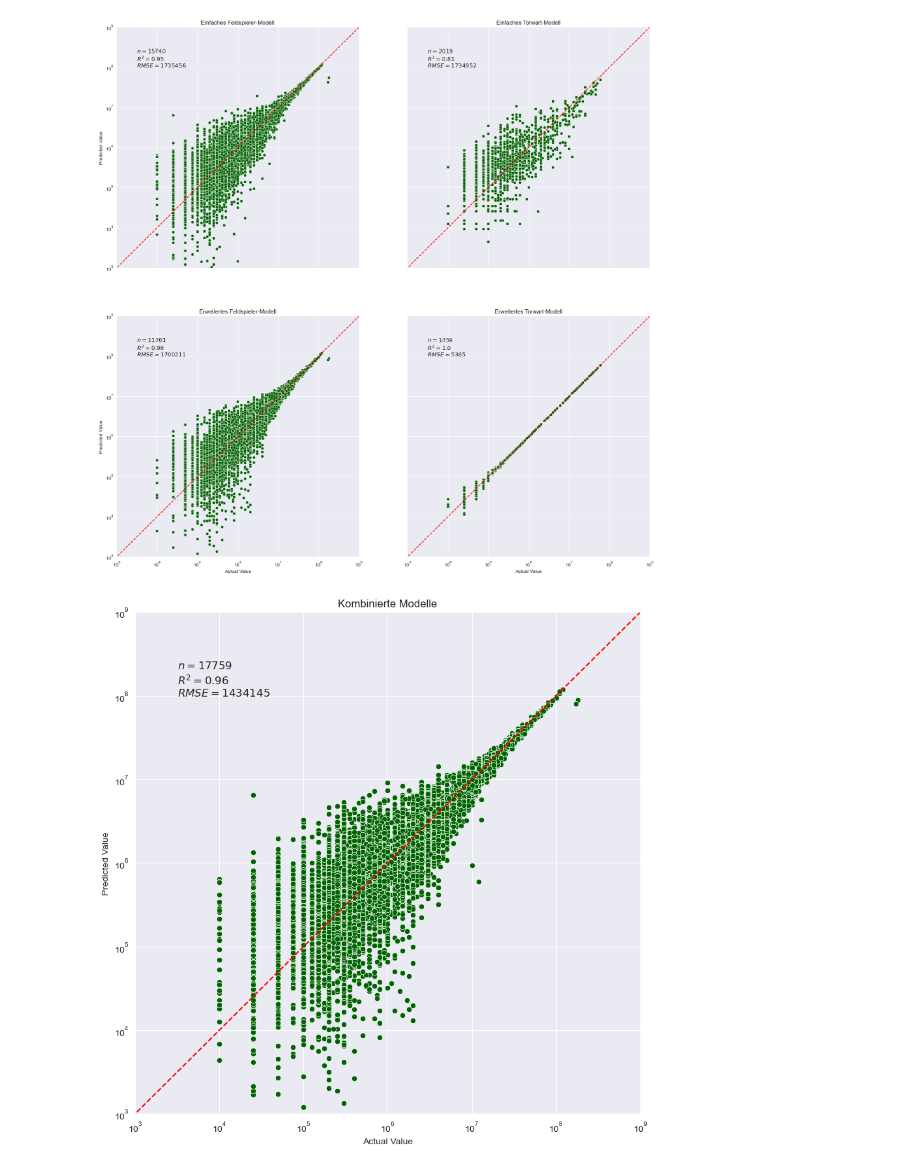
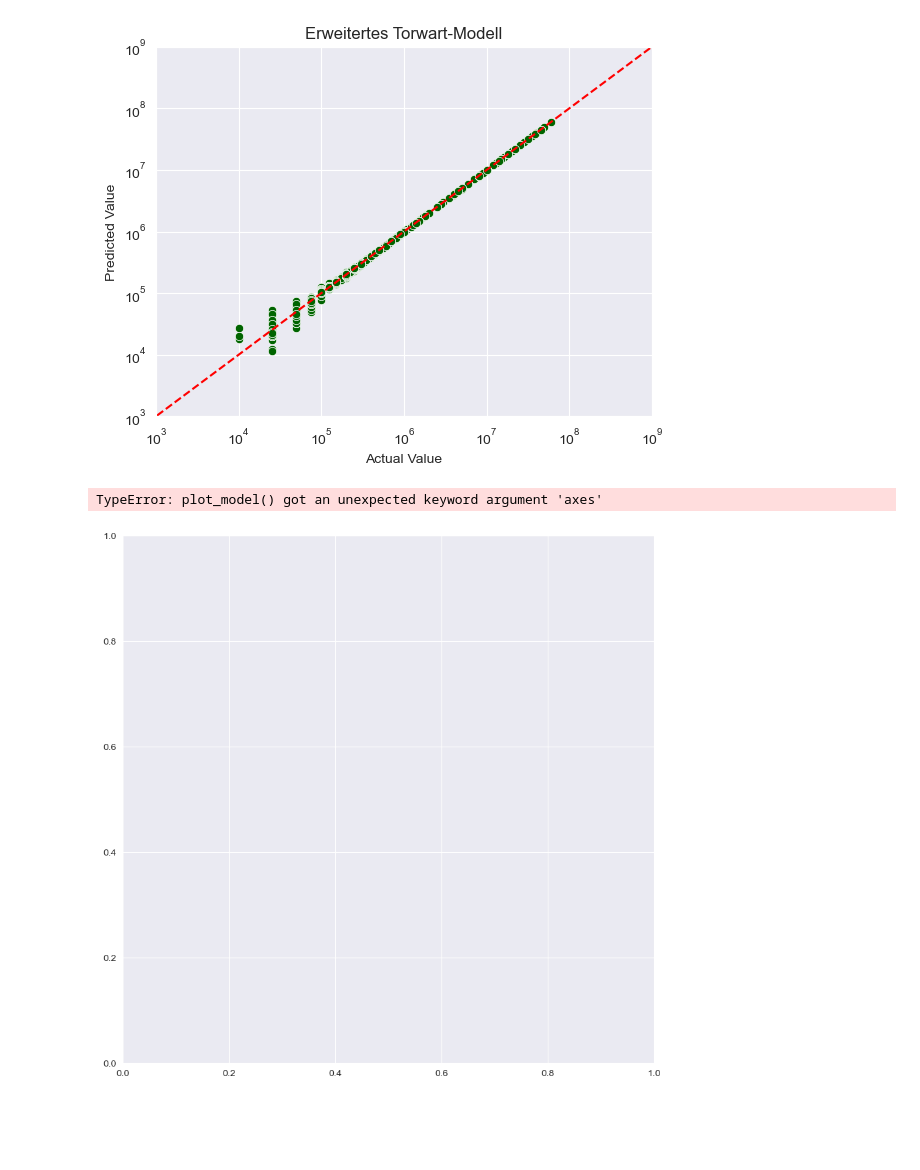
Before and after one commit to onzolof/FootballPredictions, a Jupyter notebook: analysis/performance_plots.ipynb, the cells around one changed output. Cells and saved outputs as stored; diff of their text form; code cells hidden in the pictures; blank space fills up the shorter version.

```diff
--- a/analysis/performance_plots.ipynb
+++ b/analysis/performance_plots.ipynb
@@ -26,37 +26,37 @@ dtypes: float64(46), int64(5), object(13)
 memory usage: 8.7+ MB
 None
 # %%
-fig, ((ax1, ax2), (ax3, ax4)) = plt.subplots(nrows=2,ncols=2, figsize=(20, 20), sharex=True, sharey=True)  # create subplots
+# fig, ((ax1, ax2), (ax3, ax4)) = plt.subplots(nrows=2,ncols=2, figsize=(20, 20), sharex=True, sharey=True)  # create subplots
+sns.set_style("darkgrid")
 
-
-def plot_model(df, column, model_name, axes):
+def plot_model(df, column, model_name):
     chart_data = df[df[column].notna()]  # filter data for the selected model
     n, r2, rmse = calculate_measures(chart_data, column)  # calculate the measures
     chart_data = chart_data[['Value', column]]
     chart_data.columns = ['Actual Value', 'Predicted Value']
-    sns.scatterplot(chart_data, x='Actual Value', y='Predicted Value', ax=axes, color='darkgreen').set(xlim=(10**3, 10**9), ylim=(10**3, 10**9), title=model_name)  # plot the scatterplot
+    sns.scatterplot(chart_data, x='Actual Value', y='Predicted Value', color='darkgreen').set(xlim=(10**3, 10**9), ylim=(10**3, 10**9), title=model_name)  # plot the scatterplot
     plt.xscale('log')  # scale the x axis
     plt.yscale('log')  # scale the y axis
     text = rf"$n={n}$" + '\n' + rf"$R^2={r2}$" + '\n' + rf"$RMSE={rmse}$" # format the text with the measures to display
-    axes.text(10**3.5, 10**8, text, fontsize=12)  # place the text on the plot
-    axes.plot(np.arange(0, 10**9, 1000000), np.arange(0, 10**9, 1000000), '--r')  # display the 45 degrees line as a benchmark for perfect predictions
+    # plt.text(10**3.5, 10**8, text, fontsize=12)  # place the text on the plot
+    plt.plot(np.arange(0, 10**9, 1000000), np.arange(0, 10**9, 1000000), '--r')  # display the 45 degrees line as a benchmark for perfect predictions
 
 # calcualte the measures in the following function
 def calculate_measures(df, column):
     n = len(df.index)
     r2 = round(r2_score(df['Value'], df[column]), 2)
     rmse = int(round(mean_squared_error(df['Value'], df[column], squared=False), 0))
     return n, r2, rmse
 
 
-plot_model(df, column='PredictedValueSimpleModelFs', model_name='Einfaches Feldspieler-Modell', axes=ax1) # plot the simple model fs in the first axes
-plot_model(df, column='PredictedValueSimpleModelTw', model_name='Einfaches Torwart-Modell', axes=ax2)  # plot the simple model tw in the second axes
-plot_model(df, column='PredictedValueExtensiveModelFs', model_name='Erweitertes Feldspieler-Modell', axes=ax3) # plot the extensive model fs in the third axes
-plot_model(df, column='PredictedValueExtensiveModelTw', model_name='Erweitertes Torwart-Modell', axes=ax4)  # plot the extensive model tw in the fourth axes
+# plot_model(df, column='PredictedValueSimpleModelFs', model_name='Einfaches Feldspieler-Modell') # plot the simple model fs in the first axes
+# plot_model(df, column='PredictedValueSimpleModelTw', model_name='Einfaches Torwart-Modell')  # plot the simple model tw in the second axes
+# plot_model(df, column='PredictedValueExtensiveModelFs', model_name='Erweitertes Feldspieler-Modell') # plot the extensive model fs in the third axes
+plot_model(df, column='PredictedValueExtensiveModelTw', model_name='Erweitertes Torwart-Modell')  # plot the extensive model tw in the fourth axes
 
 plt.show()
 # %% [output]
-[figure, old version]
+[figure, new version]
 # %%
 fig, axes = plt.subplots(figsize=(10, 10))
 
@@ -64,4 +64,5 @@ plot_model(df, column='PredictedValue', model_name='Kombinierte Modelle', axes=a
 
 plt.show()
 # %% [output]
+TypeError: plot_model() got an unexpected keyword argument 'axes'
-[figure, old version]
+[figure, new version]
```
Also changed, not shown: 2 other files.
